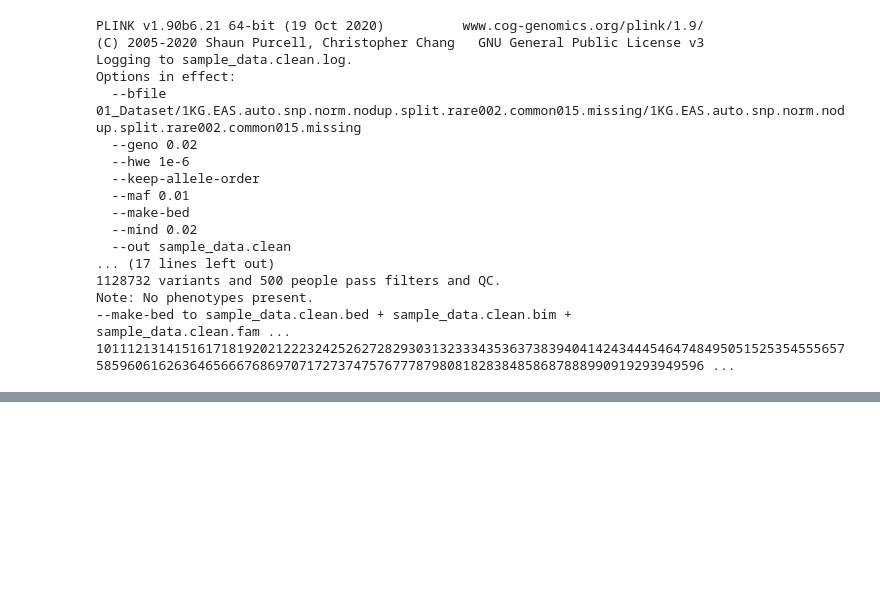
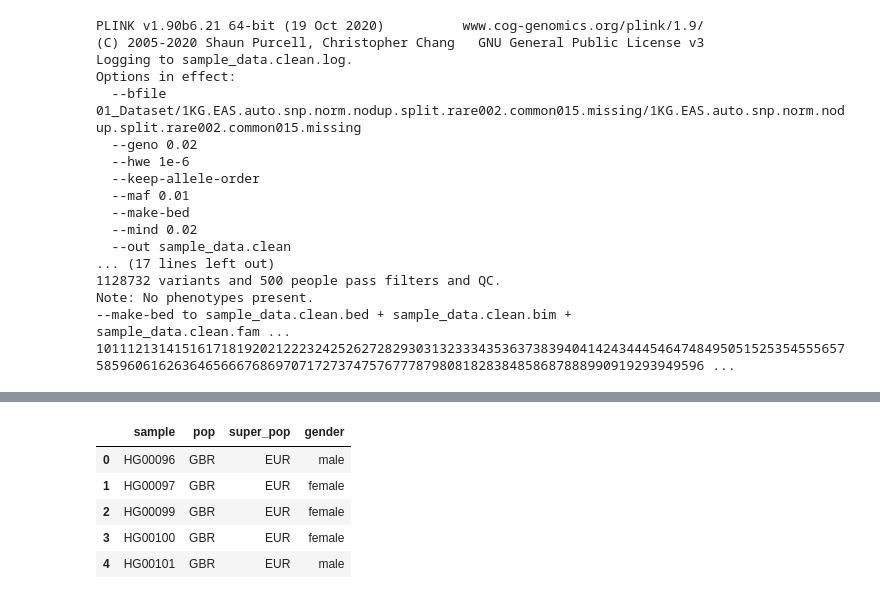
Before and after one commit to IbrahimFangary/GWAS_MR_poject, a Jupyter notebook: pre-GWAS and QC.ipynb, the cells around one changed output, grey strips where cells are left out. Drawn from its saved outputs; the diff is of its cells as text; code cells hidden in the pictures; blank space fills up the shorter version.

```diff
--- a/pre-GWAS and QC.ipynb
+++ b/pre-GWAS and QC.ipynb
@@ -374,0 +647,10 @@ sample_data.clean.fam ... 101112131415161718192021222324252627282930313233343536
+# %%
+ped =pd.read_csv('/kaggle/working/GWASTutorial/01_Dataset/integrated_call_samples_v3.20130502.ALL.panel', sep='\s+', engine='python')
+ped.head()
+# %% [output]
+|  | sample | pop | super_pop | gender |
+| 0 | HG00096 | GBR | EUR | male |
+| 1 | HG00097 | GBR | EUR | female |
+| 2 | HG00099 | GBR | EUR | female |
+| 3 | HG00100 | GBR | EUR | female |
+| 4 | HG00101 | GBR | EUR | male |
```
Also changed, not shown: parts of 29 cells of this notebook.
